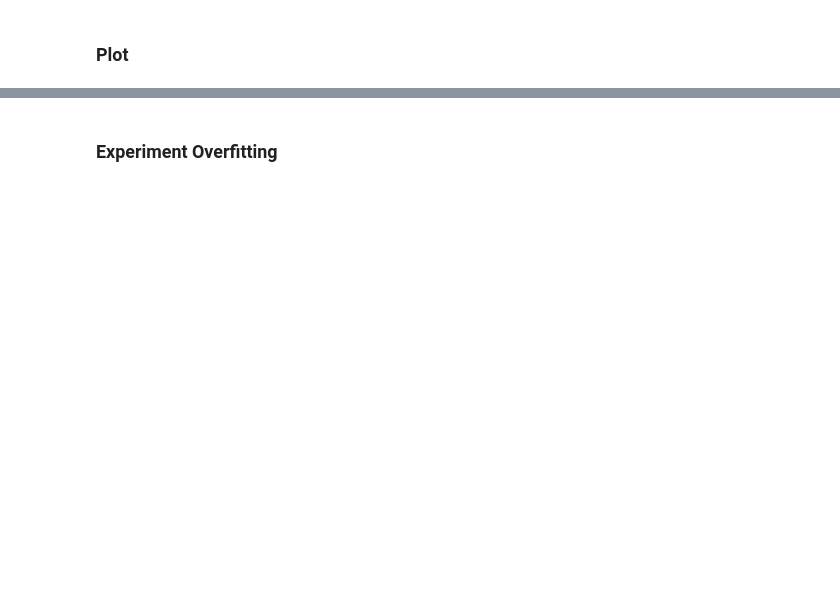
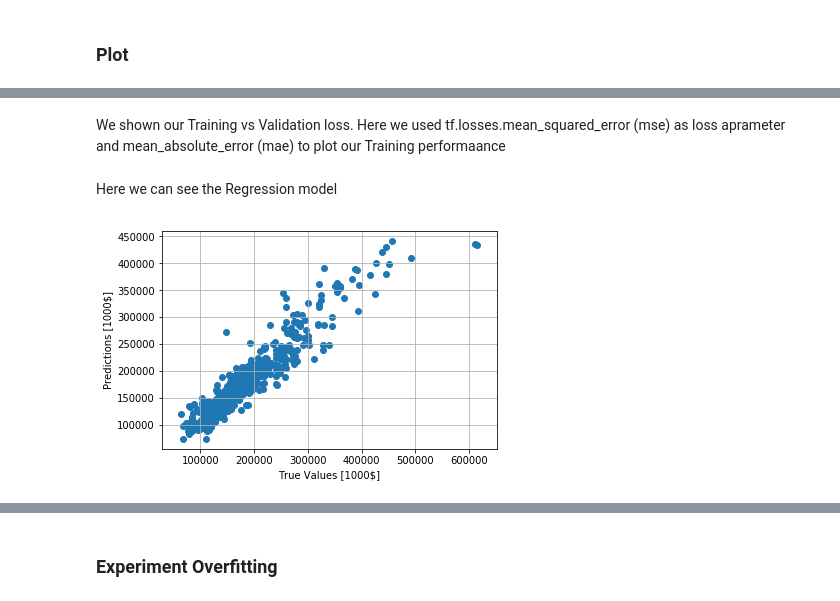
Before and after one commit to Mazharul-Hossain/DSP-COMP6993, a Jupyter notebook: ipynb/Ames Housing Prices.ipynb, the cells around one changed output, grey strips where cells are left out. Cells and saved outputs as stored; diff of their text form; code cells hidden in the pictures; blank space fills up the shorter version.

```diff
--- a/ipynb/Ames Housing Prices.ipynb
+++ b/ipynb/Ames Housing Prices.ipynb
@@ -164,0 +127,8 @@ plot_history(history)
+# %% [markdown]
+We shown our Training vs Validation loss. Here we used tf.losses.mean_squared_error (mse) as loss aprameter and mean_absolute_error (mae) to plot our Training performaance
+# %% [markdown]
+Here we can see the Regression model
+# %%
+DNN_plot.plot_predict( test_labels, test_predictions )
+# %% [output]
+[figure, added]
```
Also changed, not shown: parts of 68 cells of this notebook, 44 other files.
